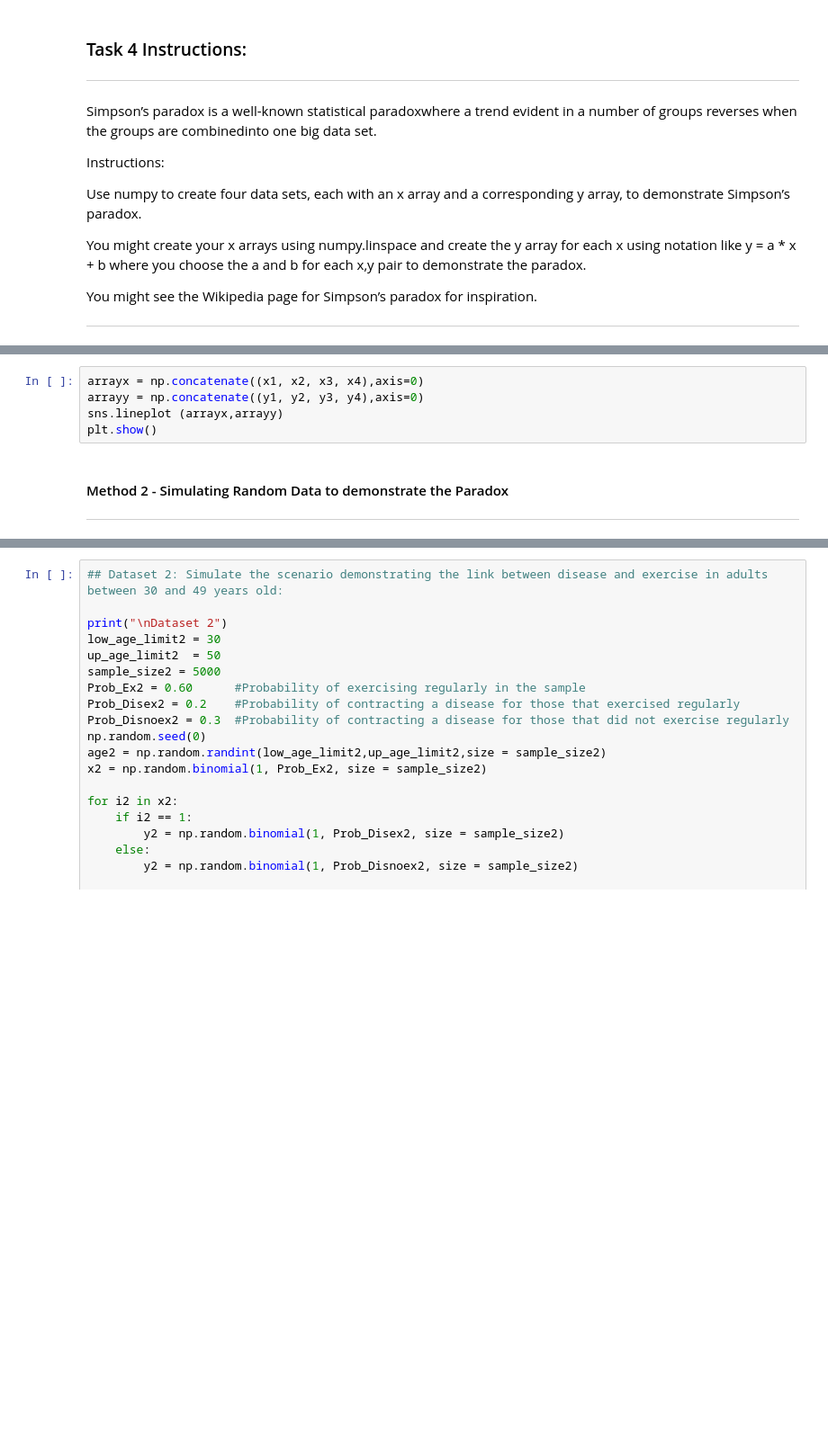
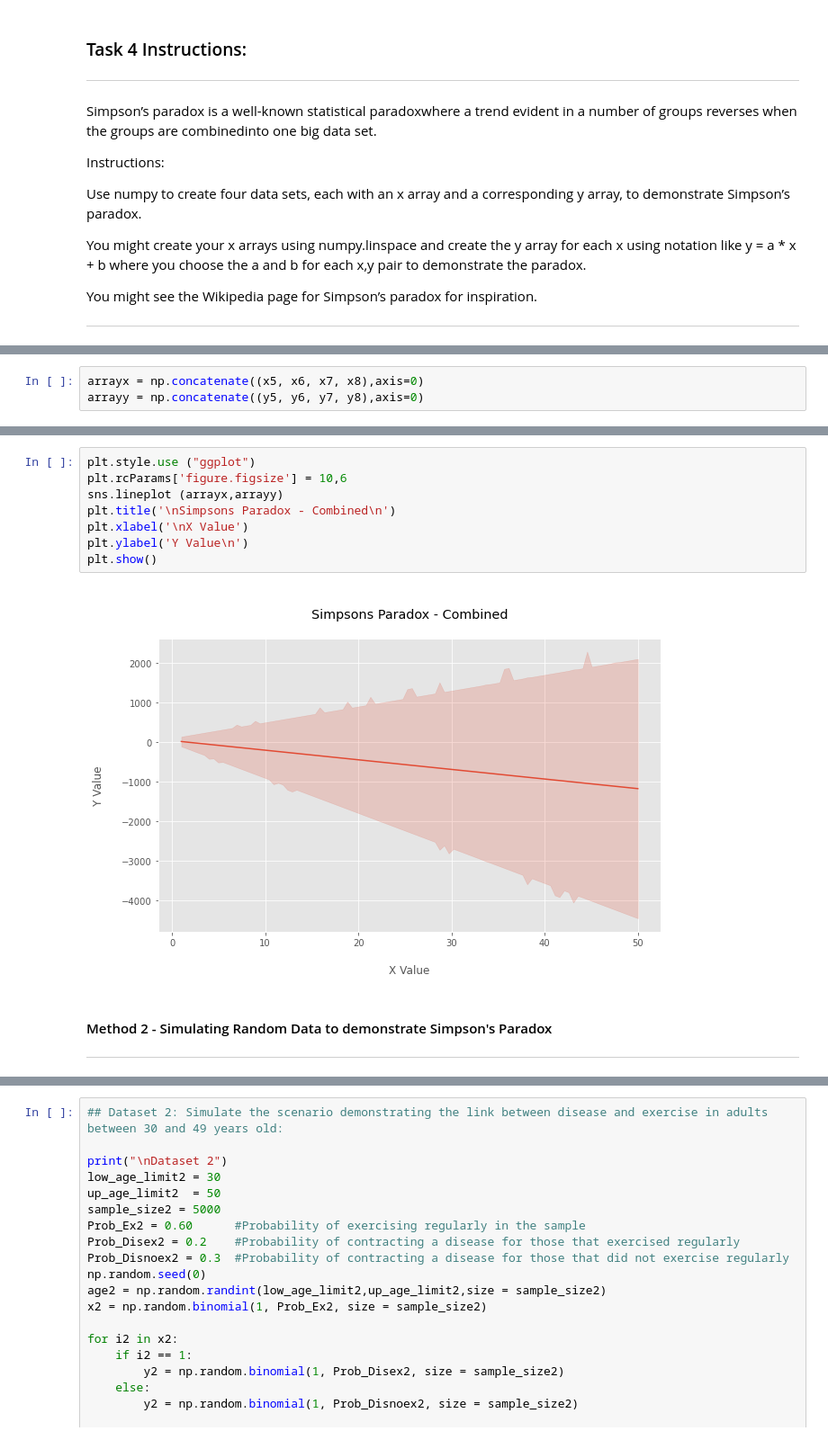
Before and after one commit to Fiona-600/Data-Analytics-2020-Tasks, a Jupyter notebook: Task-4/Task 3 & 4 .ipynb, the cells around one changed output, grey strips where cells are left out. Shown at 90% size. Saved outputs shown, nothing was run; the diff lists cells and outputs as text; blank space fills up the shorter version.

```diff
--- a/Task-4/Task 3 & 4 .ipynb
+++ b/Task-4/Task 3 & 4 .ipynb
@@ -234,0 +302,3 @@ y8 = a8 * x8 + b8
+# %%
+arrayx = np.concatenate((x5, x6, x7, x8),axis=0)
+arrayy = np.concatenate((y5, y6, y7, y8),axis=0)
@@ -243,8 +322,13 @@ plt.show()
-# %%
-arrayx = np.concatenate((x1, x2, x3, x4),axis=0)
-arrayy = np.concatenate((y1, y2, y3, y4),axis=0)
-sns.lineplot (arrayx,arrayy)
-plt.show()
+# %%
+plt.style.use ("ggplot")
+plt.rcParams['figure.figsize'] = 10,6
+sns.lineplot (arrayx,arrayy)
+plt.title('\nSimpsons Paradox - Combined\n')
+plt.xlabel('\nX Value')
+plt.ylabel('Y Value\n')
+plt.show()
+# %% [output]
+[figure, added]
 # %% [markdown]
-#### Method 2 - Simulating Random Data to demonstrate the Paradox
+#### Method 2 - Simulating Random Data to demonstrate Simpson's Paradox
 ***
```
Also changed, not shown: parts of 27 cells of this notebook.
